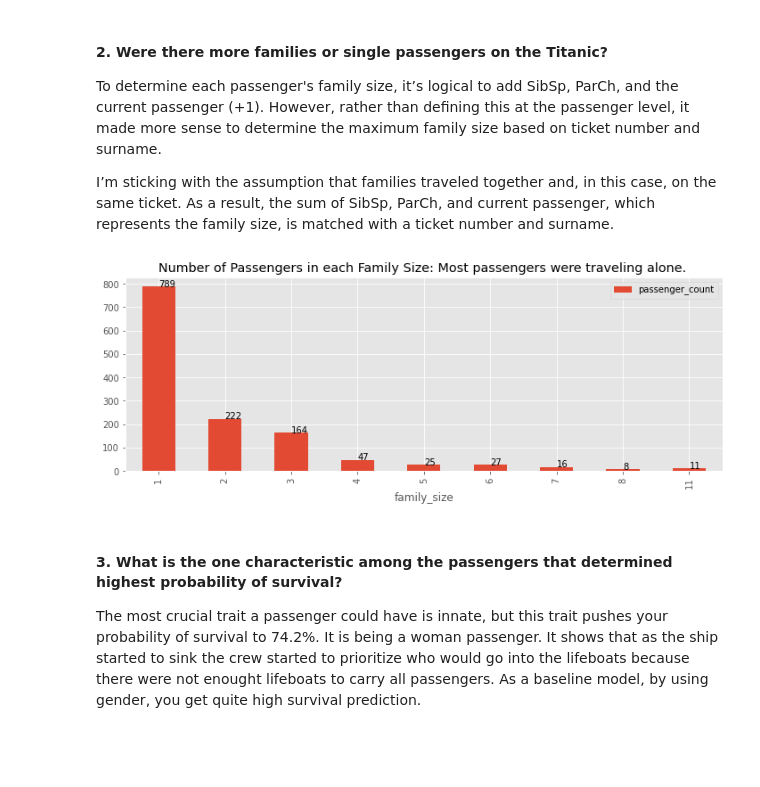
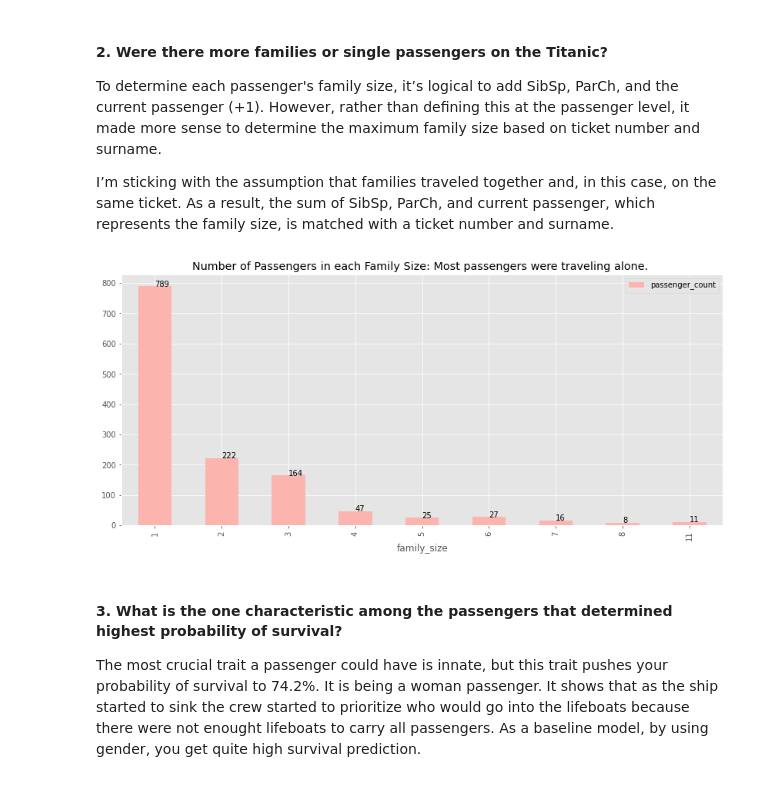
Before and after one commit to do-y-lee/kaggle-titanic-analysis, a Jupyter notebook: Titanic_Predicting_Passenger_Survival.ipynb, the cells around one changed output. Cells and saved outputs as stored; diff of their text form; code cells hidden in the pictures; blank space fills up the shorter version.

```diff
--- a/Titanic_Predicting_Passenger_Survival.ipynb
+++ b/Titanic_Predicting_Passenger_Survival.ipynb
@@ -128,21 +128,21 @@ I’m sticking with the assumption that families traveled together and, in this
 # %%
 # create counts
 df_fam_size = data.family_size.value_counts().reset_index().rename(columns={
     'index':'family_size', 'family_size':'passenger_count'})
 
 df_fam_size = df_fam_size.sort_values(by=['family_size']).set_index('family_size')
 
 # create bar plot
-df_fam_size.plot.bar(figsize=(12,4))
+df_fam_size.plot.bar(figsize=(14,6), colormap='Pastel1')
 
 # add text value to each bar
 for idx, val in enumerate(df_fam_size.passenger_count.tolist()):
     plt.text(idx, val, str(val))
 
 # add title
 plt.title("Number of Passengers in each Family Size: Most passengers were traveling alone. ");
 # %% [output]
-[figure, old version]
+[figure, new version]
 # %% [markdown]
 #### 3. What is the one characteristic among the passengers that determined highest probability of survival?
 
```
Also changed, not shown: parts of 4 cells of this notebook, 1 other file.
